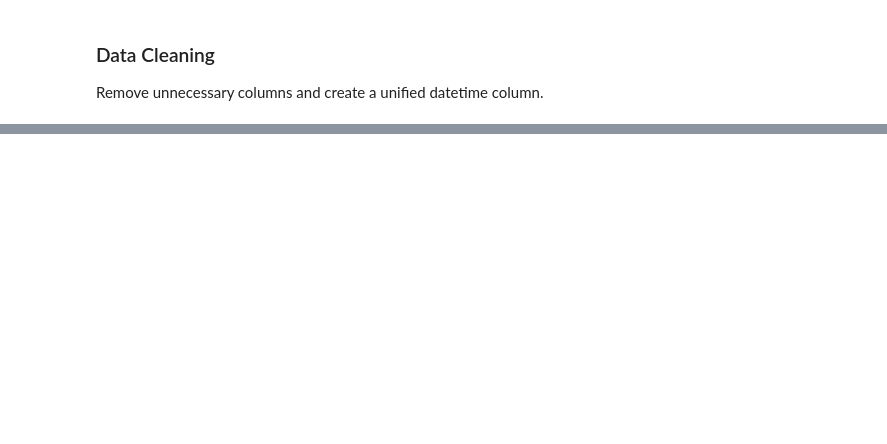
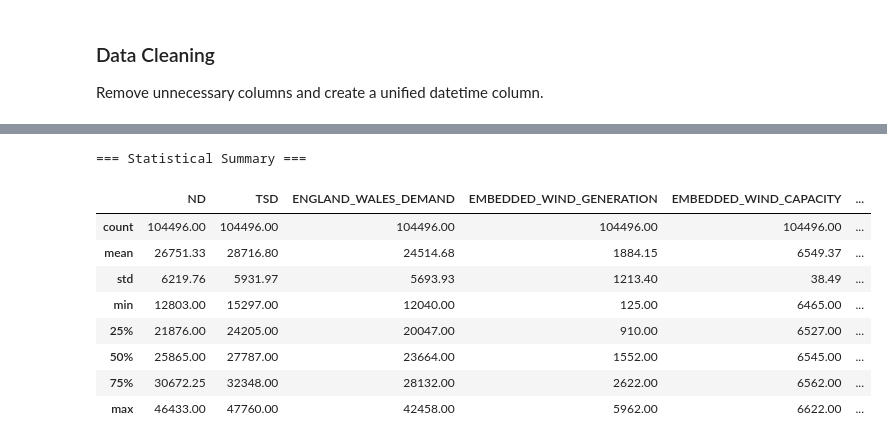
Before and after one commit to 1509Chamma/ukenergydashboard, a Jupyter notebook: notebooks/data_analysis.ipynb, the cells around one changed output, grey strips where cells are left out. Cells and saved outputs as stored; diff of their text form; code cells hidden in the pictures; blank space fills up the shorter version.

```diff
--- a/notebooks/data_analysis.ipynb
+++ b/notebooks/data_analysis.ipynb
@@ -250,0 +306,14 @@ print(f"\nCompleted! Total records inserted: {total_inserted}")
+# %%
+# Stats
+df_cleaned.describe()
+# %% [output]
+=== Statistical Summary ===
+|  | ND | TSD | ENGLAND_WALES_DEMAND | EMBEDDED_WIND_GENERATION | EMBEDDED_WIND_CAPACITY | ... |
+| count | 104496.00 | 104496.00 | 104496.00 | 104496.00 | 104496.00 | ... |
+| mean | 26751.33 | 28716.80 | 24514.68 | 1884.15 | 6549.37 | ... |
+| std | 6219.76 | 5931.97 | 5693.93 | 1213.40 | 38.49 | ... |
+| min | 12803.00 | 15297.00 | 12040.00 | 125.00 | 6465.00 | ... |
+| 25% | 21876.00 | 24205.00 | 20047.00 | 910.00 | 6527.00 | ... |
+| 50% | 25865.00 | 27787.00 | 23664.00 | 1552.00 | 6545.00 | ... |
+| 75% | 30672.25 | 32348.00 | 28132.00 | 2622.00 | 6562.00 | ... |
+| max | 46433.00 | 47760.00 | 42458.00 | 5962.00 | 6622.00 | ... |
```
Also changed, not shown: parts of 22 cells of this notebook.
